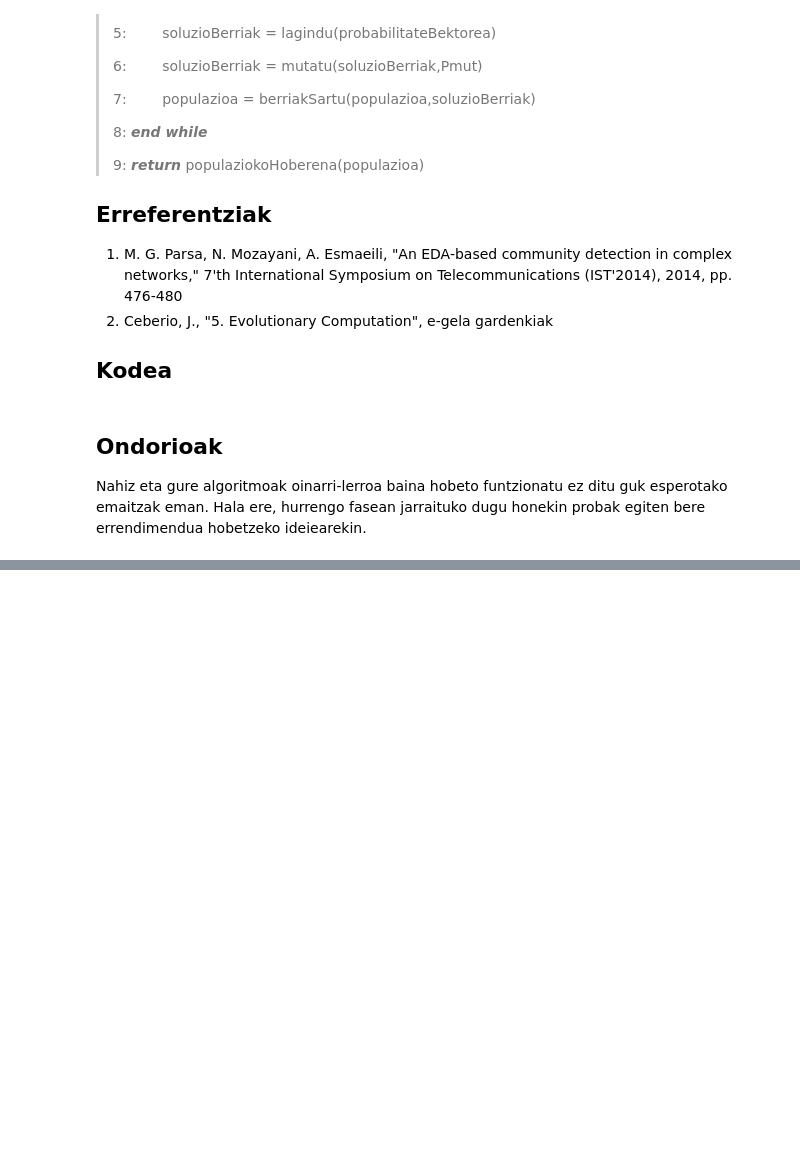
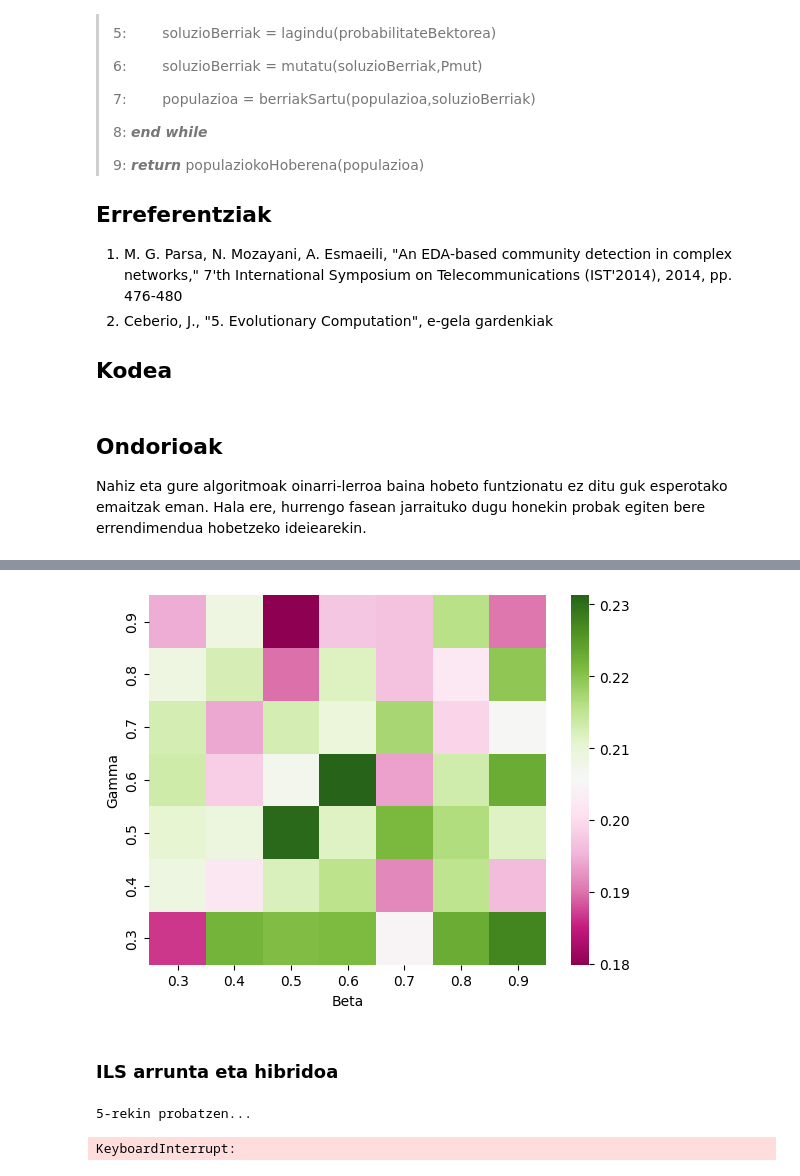
Before and after one commit to paulaonta/community-detection, a Jupyter notebook: CDP_2_fasea_PAMI-EFICIENT.ipynb, the cells around one changed output, grey strips where cells are left out. Saved outputs shown, nothing was run; the diff lists cells and outputs as text; code cells hidden in the pictures; blank space fills up the shorter version.

```diff
--- a/CDP_2_fasea_PAMI-EFICIENT.ipynb
+++ b/CDP_2_fasea_PAMI-EFICIENT.ipynb
@@ -1187,0 +1387,56 @@ Nahiz eta gure algoritmoak oinarri-lerroa baina hobeto funtzionatu ez ditu guk e
+# %%
+data = pd.read_csv("./data/datuak_ils_parameters_tunning_200.csv")
+datuak = data.pivot("Gamma", "Beta", "ILS")
+datuak.sort_index(axis=0, ascending=False, inplace=True)
+ax = sns.heatmap(datuak, cmap="PiYG")
+# %% [output]
+[figure, added]
+# %% [markdown]
+### ILS arrunta eta hibridoa
+# %%
+list_ils_orig = []
+list_ils = []
+list_ils_orig_denb = []
+list_ils_denb = []
+list_eraiki = []
+list_k = []
+repetitions = 5
+size = len(G)
+k_list = [5, 10, 20]
+budget = 500000
+for k in k_list:
+    print(str(k)+"-rekin probatzen...")
+    avg_ils, avg_ils_denb, avg_ils_orig, avg_ils_orig_denb, avg_eraiki = 0, 0, 0, 0, 0
+    for r in range(repetitions):
+        start_ils_orig = time.time()
+        n = rm.randint(0,k)
+        initial_sol = [i for i in range(n)] + [rm.randint(0,n) for i in range(size-n)]
+        fit_ils_orig, sol_ils_orig , evals,_ = ILS(G, initial_sol, k, budget, show = False)
+        best_partition = dict(zip(G.nodes, sol_ils_orig))
+        fit_ils,_,_ = modularitatea2OPT(G, kanpokoak_sartu(best_partition, k, kanpokoak), degree, m)
+        ils_orig_denb = time.time()-start_ils_orig
+
+        start_ils= time.time()
+        partizioa = algoritmo_eraikitzailea(G,k, weight= 'weight')
+        fit_eraiki, _,_ = modularitatea2OPT(grafoa,partizioa, degree, m)
+        initial_sol = from_dict_to_list(G, partizioa)
+        fit_ils, sol_ils , evals,_ = ILS(G,initial_sol, k, budget, show = False)
+        best_partition = dict(zip(G.nodes, sol_ils))
+        fit_ils,_,_ = modularitatea2OPT(G, kanpokoak_sartu(best_partition, k, kanpokoak), degree, m)
+        ils_denb = time.time()-start_ils
+
+        avg_ils += fit_ils
+        avg_ils_orig += fit_ils_orig
+        avg_ils_denb += ils_denb
+        avg_ils_orig_denb += ils_orig_denb
+        avg_eraiki += fit_eraiki
+
+    list_ils.append(avg_ils/repetitions)
+    list_ils_orig.append(avg_ils_orig/repetitions)
+    list_ils_denb.append(avg_ils_denb/repetitions)
+    list_ils_orig_denb.append(avg_ils_orig_denb/repetitions)
+    list_eraki.append(avg_eraiki/repetitions)
+    list_k.append(k)
+# %% [output]
+5-rekin probatzen...
+KeyboardInterrupt:
```
Also changed, not shown: parts of 32 cells of this notebook, 13 other files.
